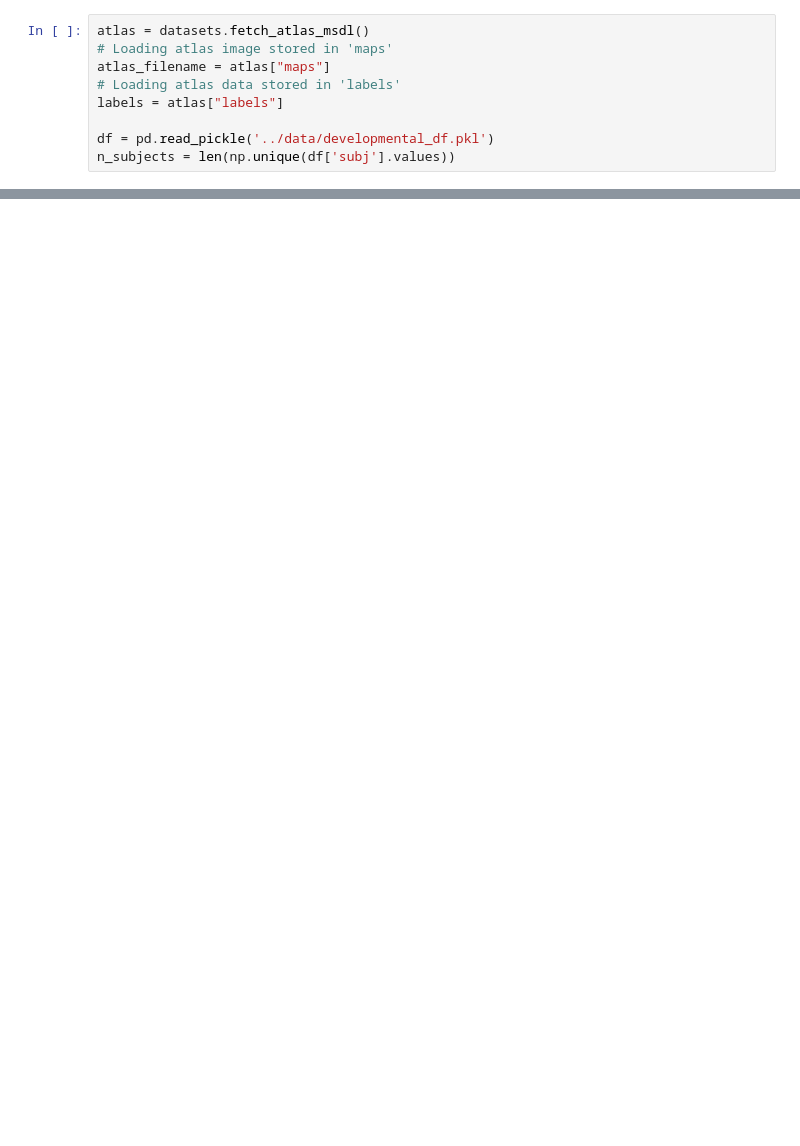
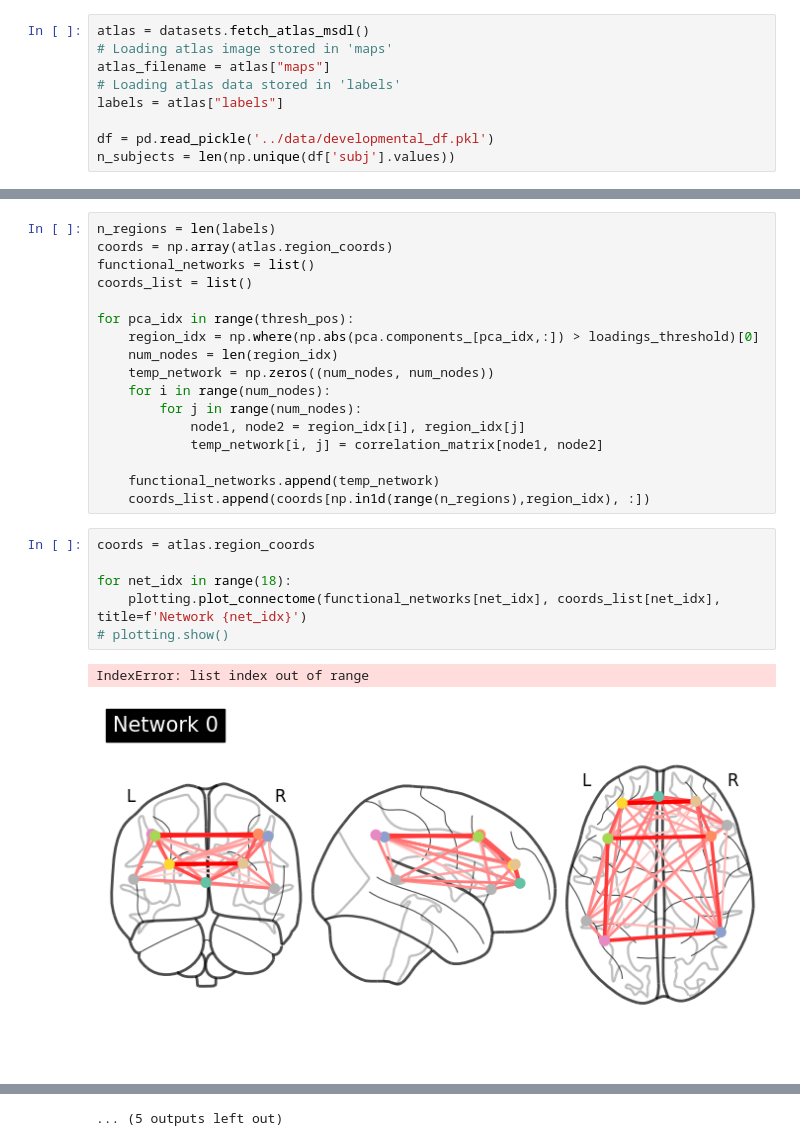
Before and after one commit to ntolley/metanets, a Jupyter notebook: notebooks/make_dendrogram_plot.ipynb, the cells around one changed output, grey strips where cells are left out. Cells and saved outputs as stored; diff of their text form; blank space fills up the shorter version.

```diff
--- a/notebooks/make_dendrogram_plot.ipynb
+++ b/notebooks/make_dendrogram_plot.ipynb
@@ -98,0 +90,26 @@ plt.show()
+# %%
+n_regions = len(labels)
+coords = np.array(atlas.region_coords)
+functional_networks = list()
+coords_list = list()
+
+for pca_idx in range(thresh_pos):
+    region_idx = np.where(np.abs(pca.components_[pca_idx,:]) > loadings_threshold)[0]
+    num_nodes = len(region_idx)
+    temp_network = np.zeros((num_nodes, num_nodes))
+    for i in range(num_nodes):
+        for j in range(num_nodes):
+            node1, node2 = region_idx[i], region_idx[j]
+            temp_network[i, j] = correlation_matrix[node1, node2]
+
+    functional_networks.append(temp_network)
+    coords_list.append(coords[np.in1d(range(n_regions),region_idx), :])
+# %%
+coords = atlas.region_coords
+
+for net_idx in range(18):
+    plotting.plot_connectome(functional_networks[net_idx], coords_list[net_idx], title=f'Network {net_idx}')
+# plotting.show()
+# %% [output]
+IndexError: list index out of range
+[figure, added]
@@ -98,0 +126 @@ plt.show()
+... (5 outputs left out)
```
Also changed, not shown: parts of 11 cells of this notebook.
